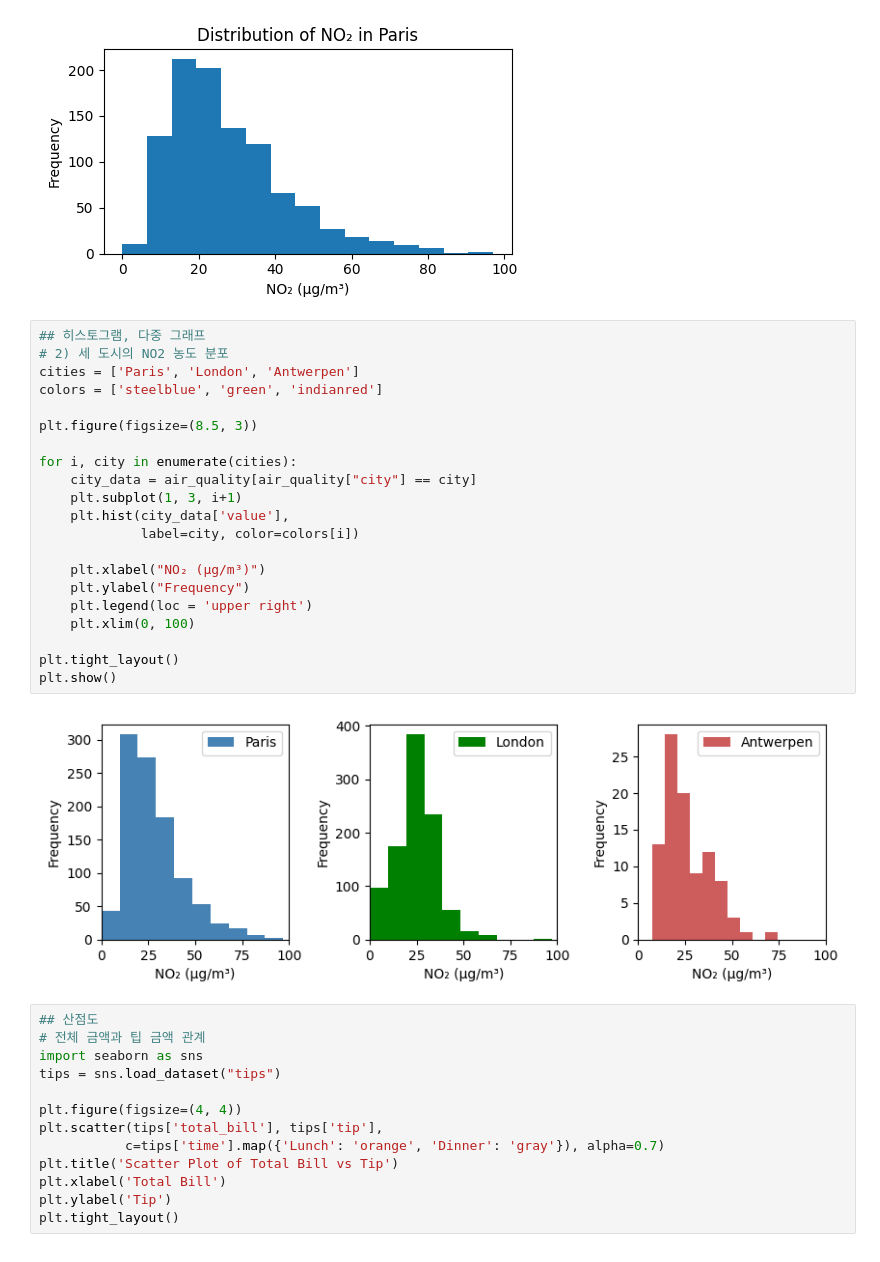
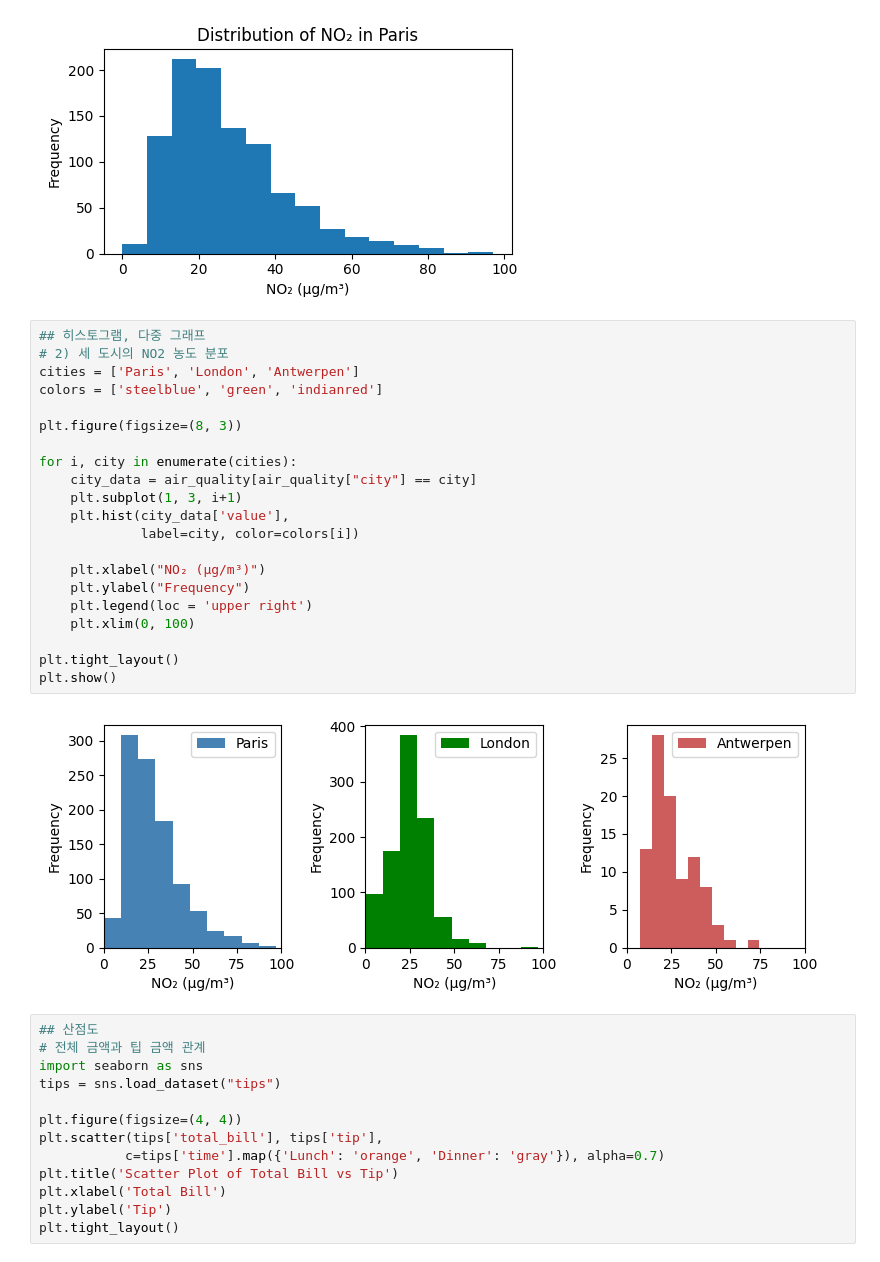
Before and after one commit to stat6503/PP2025, a Jupyter notebook: 4_3_matplotlib.ipynb, the cells around one changed output. Cells and saved outputs as stored; diff of their text form.

```diff
--- a/4_3_matplotlib.ipynb
+++ b/4_3_matplotlib.ipynb
@@ -208,26 +208,26 @@ plt.show()
 # %%
 ## 히스토그램, 다중 그래프
 # 2) 세 도시의 NO2 농도 분포
 cities = ['Paris', 'London', 'Antwerpen']
 colors = ['steelblue', 'green', 'indianred']
 
-plt.figure(figsize=(8.5, 3))
+plt.figure(figsize=(8, 3))
 
 for i, city in enumerate(cities):
     city_data = air_quality[air_quality["city"] == city]
     plt.subplot(1, 3, i+1)
     plt.hist(city_data['value'],
              label=city, color=colors[i])
 
     plt.xlabel("NO₂ (µg/m³)")
     plt.ylabel("Frequency")
     plt.legend(loc = 'upper right')
     plt.xlim(0, 100)
 
 plt.tight_layout()
 plt.show()
 # %% [output]
-[figure, old version]
+[figure, new version]
 # %%
 ## 산점도
 # 전체 금액과 팁 금액 관계
```
Also changed, not shown: parts of 18 cells of this notebook, 34 other files.
